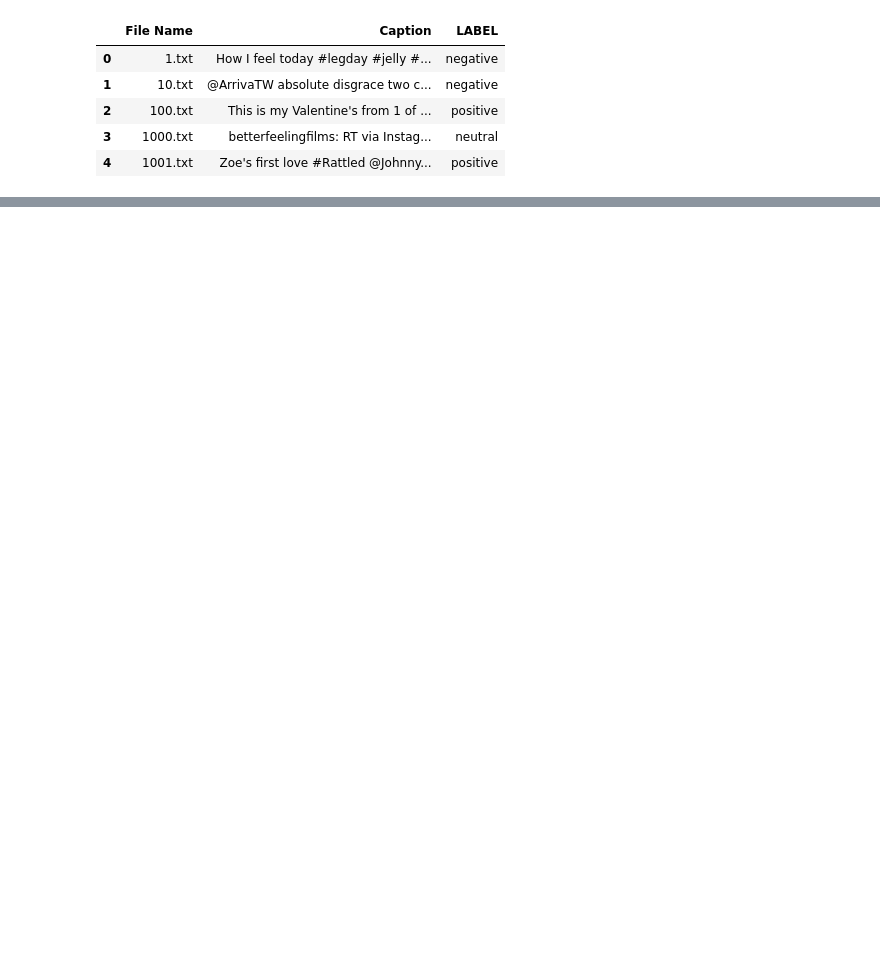
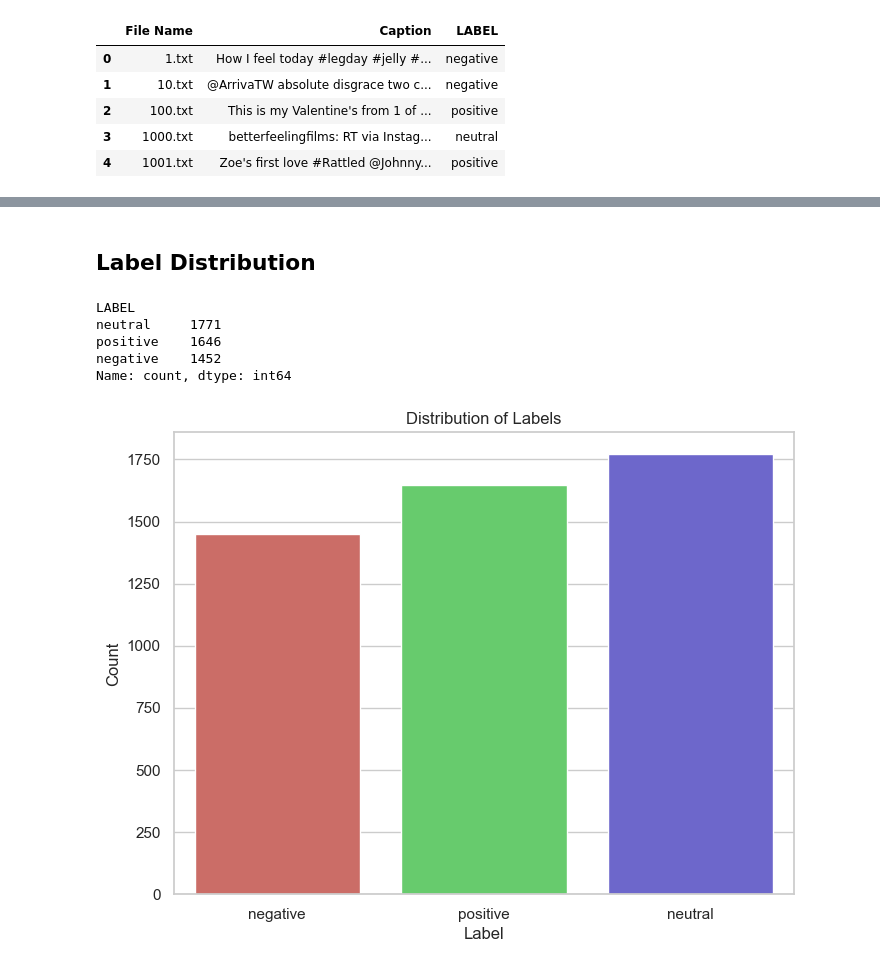
Before and after one commit to Prashant-Tiwari26/Multimodal-Sentiment-Analysis-using-Text-and-Images, a Jupyter notebook: Notebooks/EDA.ipynb, the cells around one changed output, grey strips where cells are left out. Cells and saved outputs as stored; diff of their text form; code cells hidden in the pictures; blank space fills up the shorter version.

```diff
--- a/Notebooks/EDA.ipynb
+++ b/Notebooks/EDA.ipynb
@@ -15,0 +39,3 @@ data.head()
+# %%
+data['Caption Length'] = data['Caption'].apply(len)
+data.head()
@@ -15,0 +49,22 @@ data.head()
+# %% [markdown]
+## Label Distribution
+# %%
+data['LABEL'].value_counts()
+# %% [output]
+LABEL
+neutral     1771
+positive    1646
+negative    1452
+Name: count, dtype: int64
+# %%
+plt.figure(figsize=(8, 6))
+sns.set(style="whitegrid")
+sns.countplot(x="LABEL", data=data, palette="hls")
+
+plt.xlabel("Label")
+plt.ylabel("Count")
+plt.title("Distribution of Labels")
+
+plt.show()
+# %% [output]
+[figure, added]
```
Also changed, not shown: parts of 22 cells of this notebook, 1 other file.
